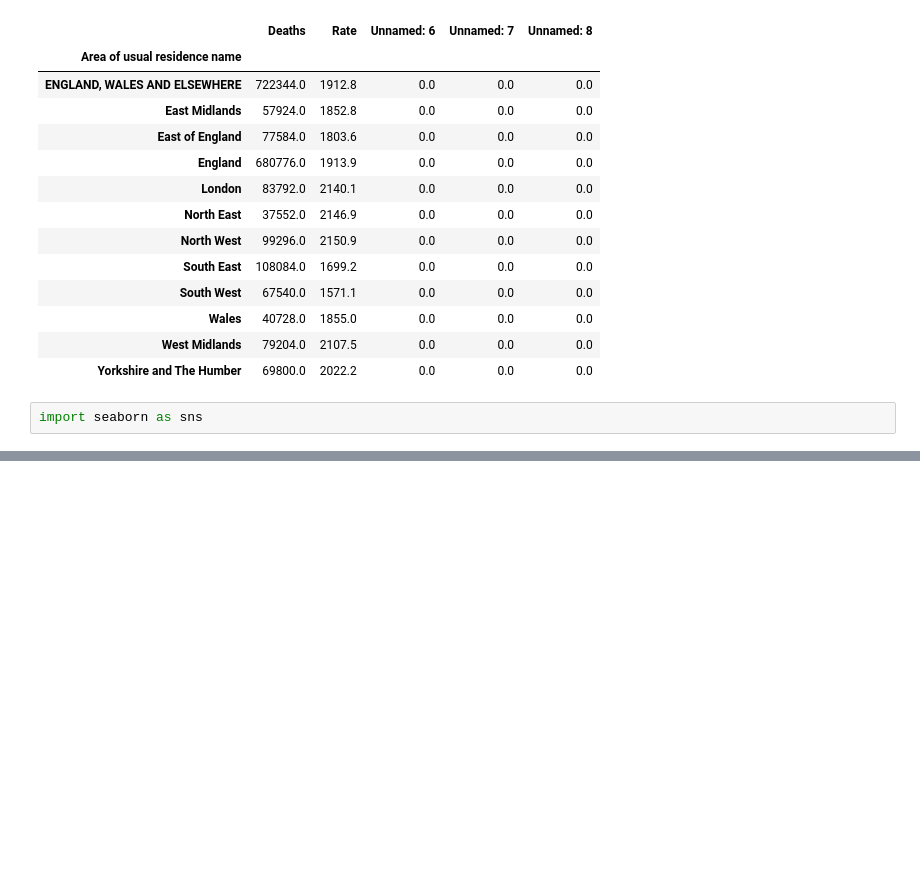
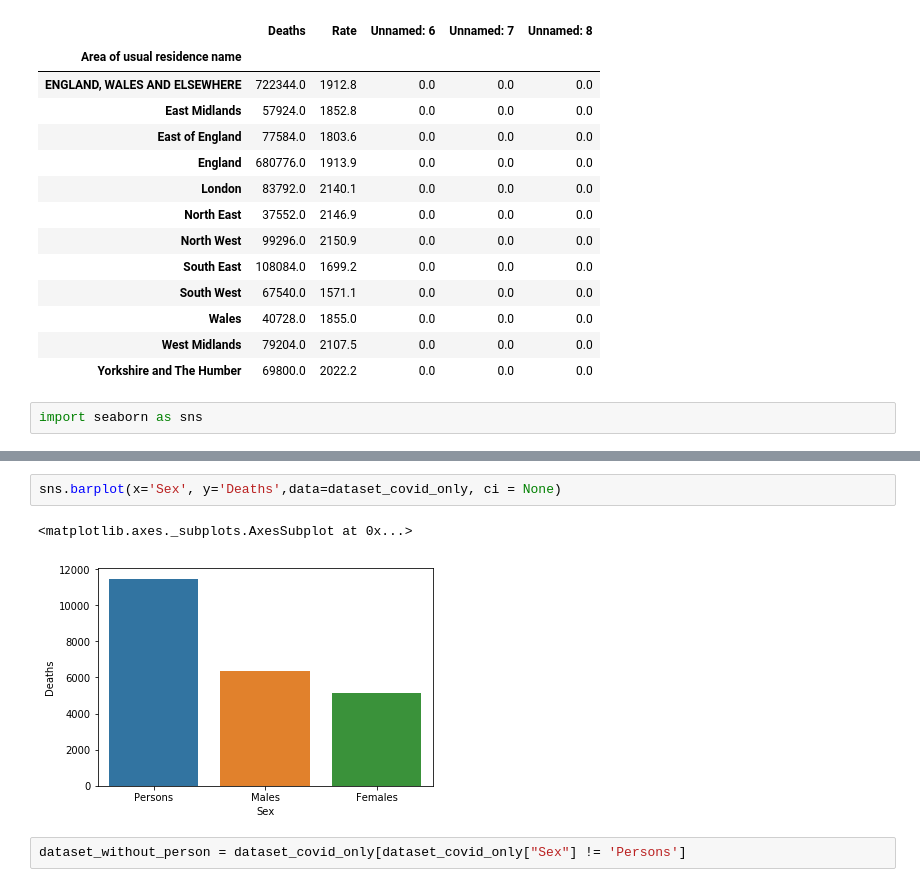
Before and after one commit to harjeetkalsi/Solirius-data-hackday, a Jupyter notebook: initial_analysis.ipynb, the cells around one changed output, grey strips where cells are left out. Drawn from its saved outputs; the diff is of its cells as text; blank space fills up the shorter version.

```diff
--- a/initial_analysis.ipynb
+++ b/initial_analysis.ipynb
@@ -135,0 +136,7 @@ NameError: name 'sns' is not defined
+# %%
+sns.barplot(x='Sex', y='Deaths',data=dataset_covid_only, ci = None)
+# %% [output]
+<matplotlib.axes._subplots.AxesSubplot at 0x...>
+[figure, added]
+# %%
+dataset_without_person = dataset_covid_only[dataset_covid_only["Sex"] != 'Persons']
```
Also changed, not shown: parts of 14 cells of this notebook, 6 other files.
